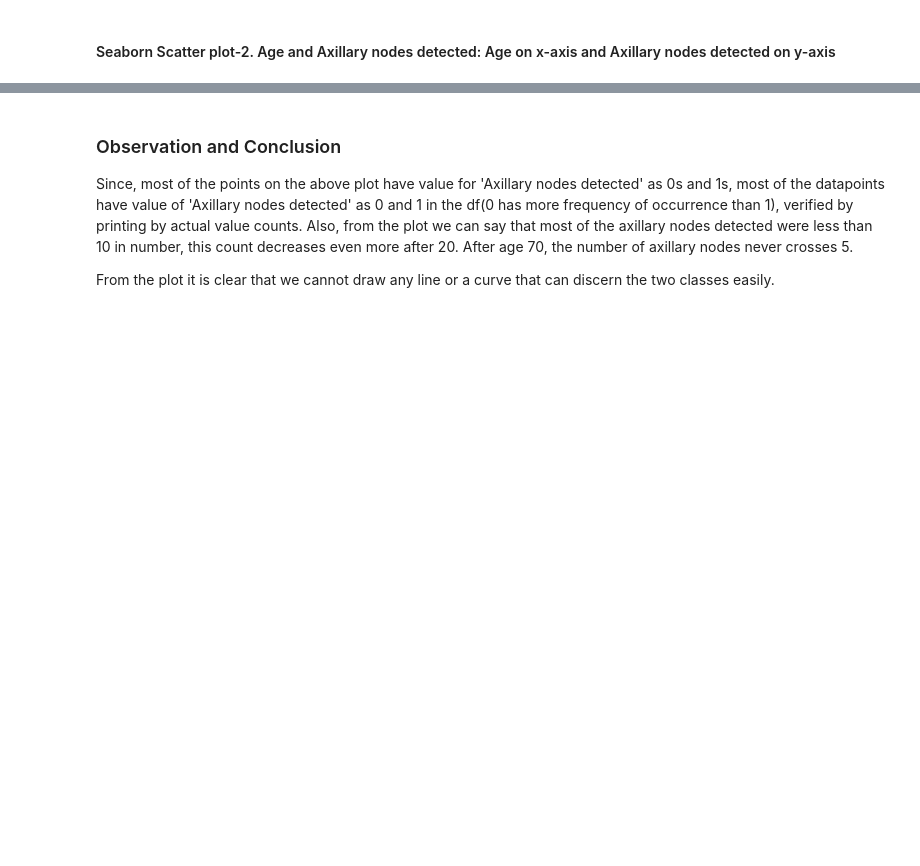
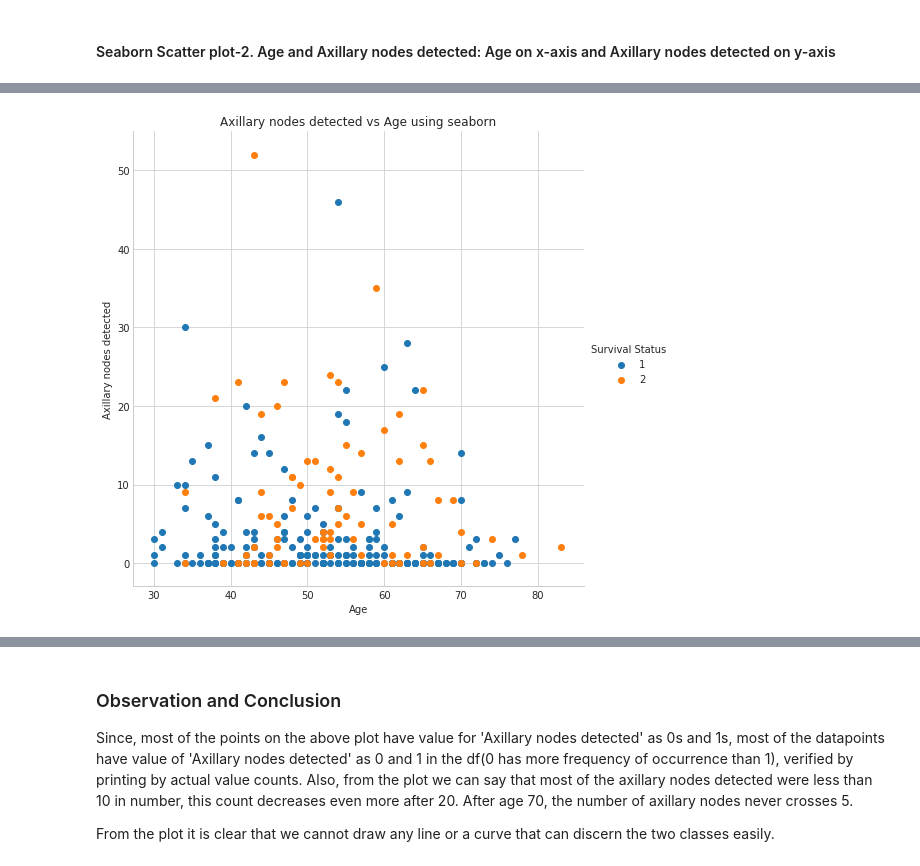
Before and after one commit to krishnakrmahto/Applied-AI-Course-Assignments, a Jupyter notebook: DataVisualisationWithHabermanDataset/EDAOnHaberSurvivalDataset.ipynb, the cells around one changed output, grey strips where cells are left out. Cells and saved outputs as stored; diff of their text form; code cells hidden in the pictures; blank space fills up the shorter version.

```diff
--- a/DataVisualisationWithHabermanDataset/EDAOnHaberSurvivalDataset.ipynb
+++ b/DataVisualisationWithHabermanDataset/EDAOnHaberSurvivalDataset.ipynb
@@ -124,5 +127,6 @@ sns.set_style('whitegrid')
 sns.FacetGrid(df, hue = 'Survival Status', size = 7)\
     .map(plt.scatter, 'Age', 'Axillary nodes detected')\
     .add_legend()
+plt.title('Axillary nodes detected vs Age using seaborn')
 plt.show()
 # %% [output]
@@ -131 +133,2 @@ plt.show()
+[figure, added]
 # %%
```
Also changed, not shown: parts of 25 cells of this notebook.
